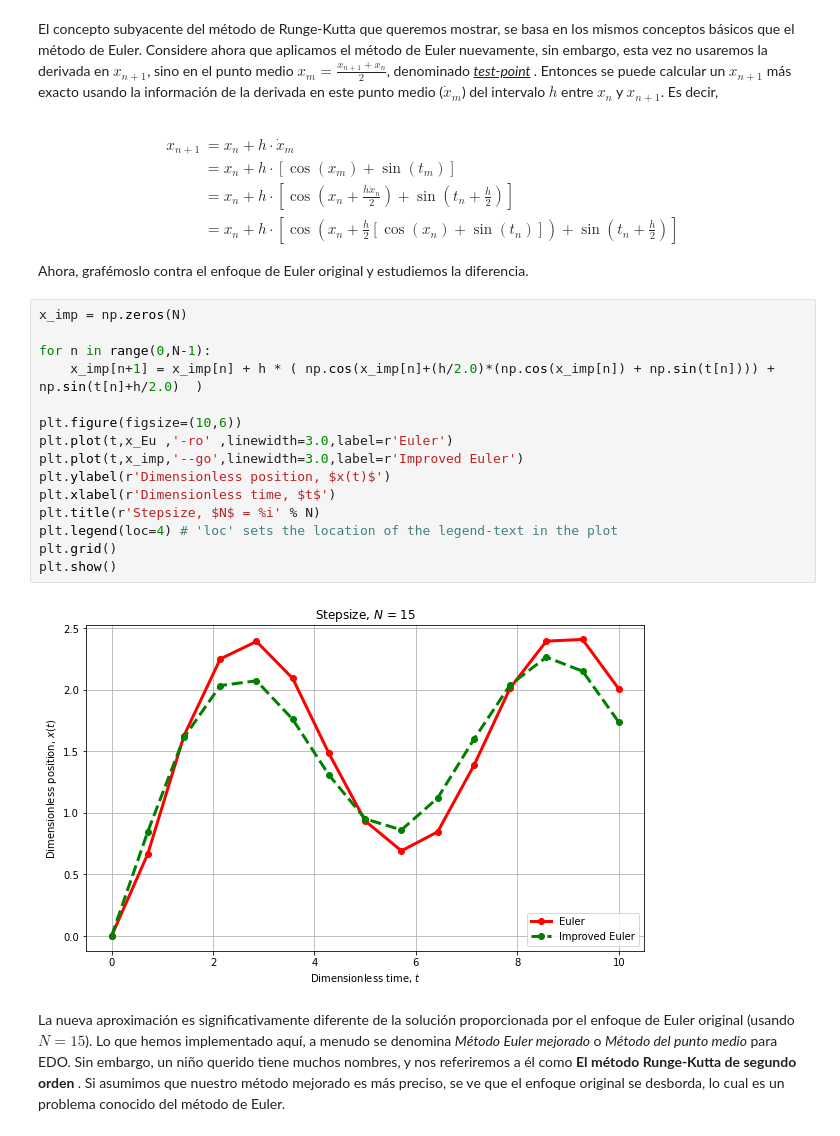
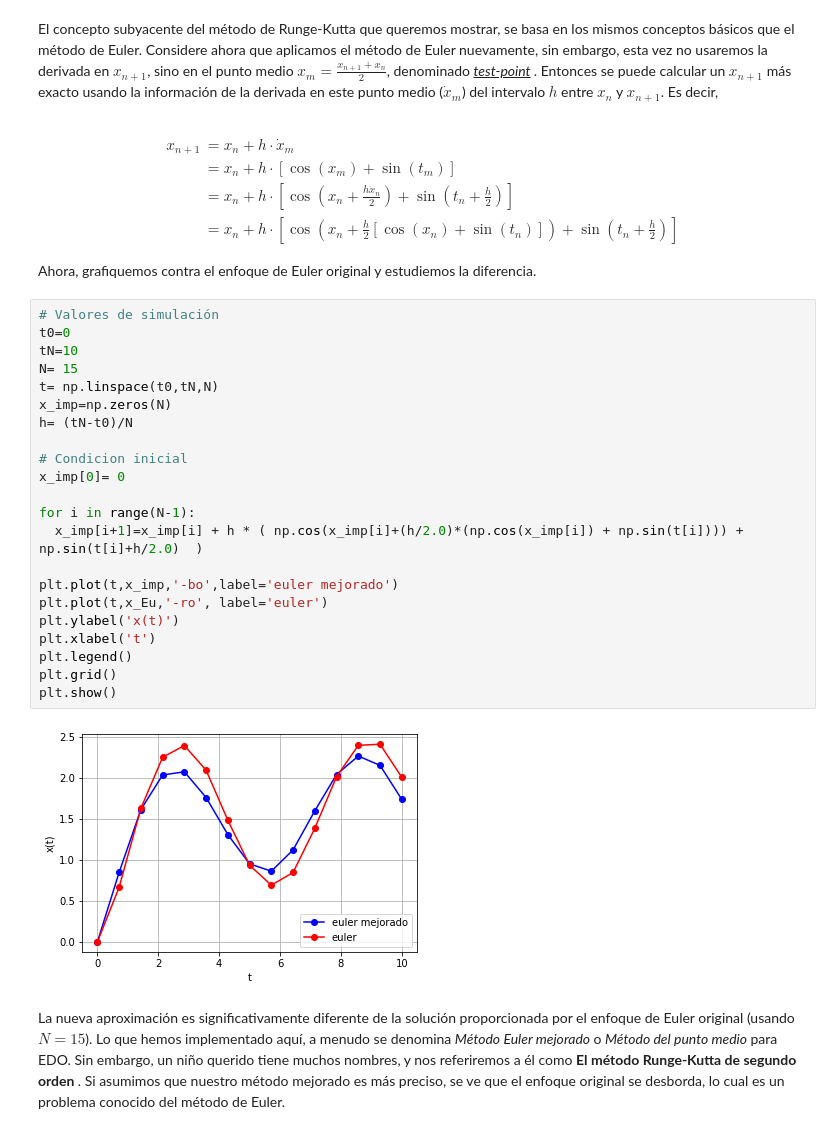
Before and after one commit to MarioBolanos/Modelado-y-Simulacion, a Jupyter notebook: Metodo_de_Runge_Kutta.ipynb, the cells around one changed output. Saved outputs shown, nothing was run; the diff lists cells and outputs as text.

```diff
--- a/Metodo_de_Runge_Kutta.ipynb
+++ b/Metodo_de_Runge_Kutta.ipynb
@@ -84,24 +78,31 @@ x_{n+1} &= x_n + h\cdot \dot{x}_m \\[1.2em]
         &= x_n + h\cdot \left[\cos\left(x_n + \frac{h}{2}[\cos(x_n)+\sin(t_n)]\right) + \sin\left(t_n+\frac{h}{2} \right)\right]
 \end{align*}
 
-Ahora, grafémoslo contra el enfoque de Euler original y estudiemos la diferencia.
+Ahora, grafiquemos contra el enfoque de Euler original y estudiemos la diferencia.
 # %%
-x_imp = np.zeros(N)
+# Valores de simulación
+t0=0
+tN=10
+N= 15
+t= np.linspace(t0,tN,N)
+x_imp=np.zeros(N)
+h= (tN-t0)/N
 
-for n in range(0,N-1):
-    x_imp[n+1] = x_imp[n] + h * ( np.cos(x_imp[n]+(h/2.0)*(np.cos(x_imp[n]) + np.sin(t[n]))) + np.sin(t[n]+h/2.0)  )
+# Condicion inicial
+x_imp[0]= 0
 
-plt.figure(figsize=(10,6))
-plt.plot(t,x_Eu ,'-ro' ,linewidth=3.0,label=r'Euler')
-plt.plot(t,x_imp,'--go',linewidth=3.0,label=r'Improved Euler')
-plt.ylabel(r'Dimensionless position, $x(t)$')
-plt.xlabel(r'Dimensionless time, $t$')
-plt.title(r'Stepsize, $N$ = %i' % N)
-plt.legend(loc=4) # 'loc' sets the location of the legend-text in the plot
+for i in range(N-1):
+  x_imp[i+1]=x_imp[i] + h * ( np.cos(x_imp[i]+(h/2.0)*(np.cos(x_imp[i]) + np.sin(t[i]))) + np.sin(t[i]+h/2.0)  )
+
+plt.plot(t,x_imp,'-bo',label='euler mejorado')
+plt.plot(t,x_Eu,'-ro', label='euler')
+plt.ylabel('x(t)')
+plt.xlabel('t')
+plt.legend()
 plt.grid()
 plt.show()
 # %% [output]
-[figure, old version]
+[figure, new version]
 # %% [markdown]
 La nueva aproximación es significativamente diferente de la solución proporcionada por el enfoque de Euler original (usando $ N = 15 $). Lo que hemos implementado aquí, a menudo se denomina <i> Método Euler mejorado </i> o <i> Método del punto medio </i> para EDO. Sin embargo, un niño querido tiene muchos nombres, y nos referiremos a él como <strong> El método Runge-Kutta de segundo orden </strong>. Si asumimos que nuestro método mejorado es más preciso, se ve que el enfoque original se desborda, lo cual es un problema conocido del método de Euler.
 # %% [markdown]
```
Also changed, not shown: parts of 3 cells of this notebook.
